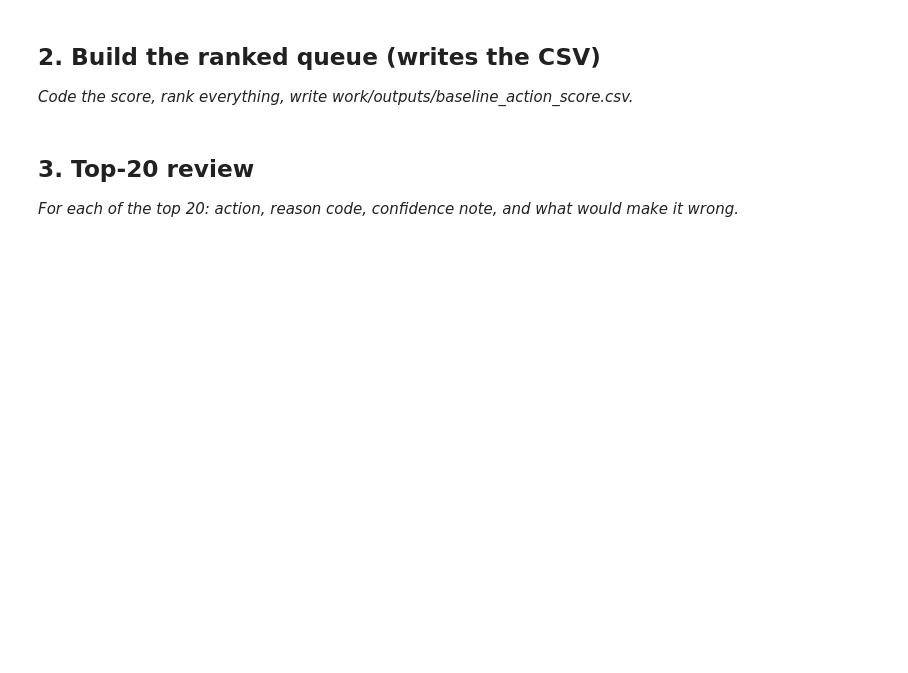
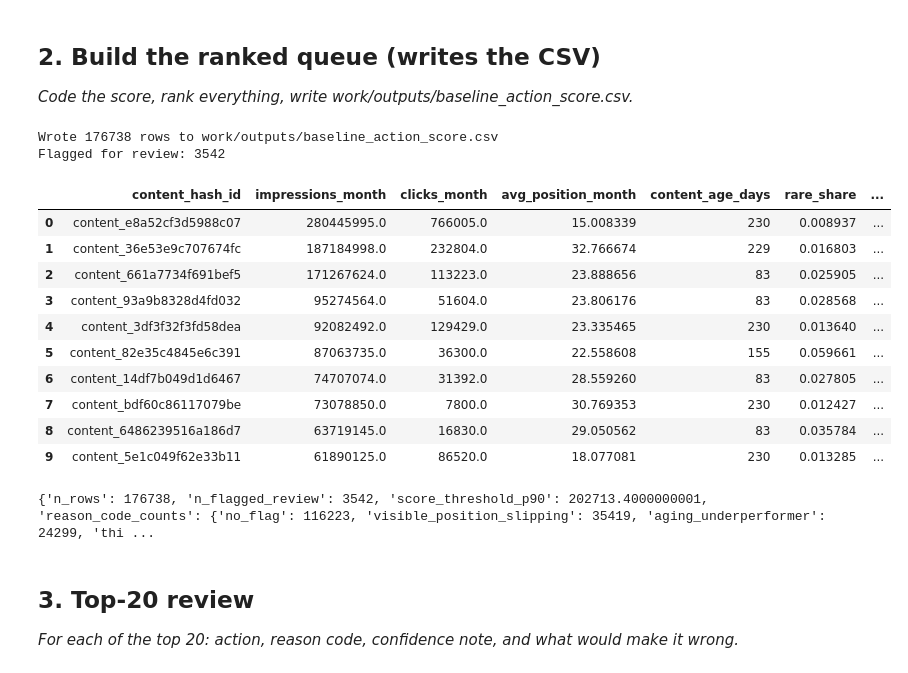
Before and after one commit to Yumna-Zafar/flyrank-ml-internship, a Jupyter notebook: work/notebooks/w04_baseline_score.ipynb, the cells around one changed output. Drawn from its saved outputs; the diff is of its cells as text; code cells hidden in the pictures; blank space fills up the shorter version.

```diff
--- a/work/notebooks/w04_baseline_score.ipynb
+++ b/work/notebooks/w04_baseline_score.ipynb
@@ -8,0 +44,14 @@ This skeleton is yours to fill. Work the sections **in order** — each one has
+# %%
+import duckdb
+
+con = duckdb.connect()
+con.execute(f"CREATE OR REPLACE SECRET hf (TYPE huggingface, TOKEN '{HF_TOKEN}')")
+
+REL = 'hf://datasets/FlyRank/internship-warehouse'
+TABLES = {
+    'dim_clients':    f"read_parquet('{REL}/dim_clients.parquet')",
+    'dim_content':    f"read_parquet('{REL}/dim_content.parquet')",
+    'fact_daily_mar': f"read_parquet('{REL}/fact_content_daily_performance/month=2026-03/*.parquet')",
+    'fact_query_90d': f"read_parquet('{REL}/fact_content_query_90d.parquet')",
+}
+print("Connected. Building baseline on month=2026-03.")
@@ -23,3 +160,60 @@ This skeleton is yours to fill. Work the sections **in order** — each one has
+# %%
+signal_frame["weak_position"] = (signal_frame["avg_position_month"] > 10).astype(int)
+signal_frame["is_stale_by_age"] = (signal_frame["content_age_days"] >= 180).astype(int)
+signal_frame["is_visible"] = (signal_frame["impressions_month"] >= 500).astype(int)
+
+signal_frame["score"] = (
+    signal_frame["weak_position"] * signal_frame["is_visible"] * signal_frame["impressions_month"]
+)
+
+def reason_code(row):
+    if row["weak_position"] and row["is_visible"]:
+        return "visible_position_slipping"
+    if row["is_stale_by_age"] and row["weak_position"]:
+        return "aging_underperformer"
+    if row["rare_share"] is not None and row["rare_share"] > 0.5:
+        return "thin_query_diversity"
+    return "no_flag"
+
+signal_frame["reason_code"] = signal_frame.apply(reason_code, axis=1)
+
+threshold = signal_frame["score"][signal_frame["score"] > 0].quantile(0.90)
+signal_frame["action"] = np.where(signal_frame["score"] >= threshold, "review_for_refresh", "monitor")
+
+queue = signal_frame.sort_values("score", ascending=False).reset_index(drop=True)
+queue.to_csv("work/outputs/baseline_action_score.csv", index=False)
+print("Wrote", len(queue), "rows to work/outputs/baseline_action_score.csv")
+print("Flagged for review:", (queue["action"] == "review_for_refresh").sum())
+queue.head(10)
+# %% [output]
+Wrote 176738 rows to work/outputs/baseline_action_score.csv
+Flagged for review: 3542
+|  | content_hash_id | impressions_month | clicks_month | avg_position_month | content_age_days | rare_share | ... |
+| 0 | content_e8a52cf3d5988c07 | 280445995.0 | 766005.0 | 15.008339 | 230 | 0.008937 | ... |
+| 1 | content_36e53e9c707674fc | 187184998.0 | 232804.0 | 32.766674 | 229 | 0.016803 | ... |
+| 2 | content_661a7734f691bef5 | 171267624.0 | 113223.0 | 23.888656 | 83 | 0.025905 | ... |
+| 3 | content_93a9b8328d4fd032 | 95274564.0 | 51604.0 | 23.806176 | 83 | 0.028568 | ... |
+| 4 | content_3df3f32f3fd58dea | 92082492.0 | 129429.0 | 23.335465 | 230 | 0.013640 | ... |
+| 5 | content_82e35c4845e6c391 | 87063735.0 | 36300.0 | 22.558608 | 155 | 0.059661 | ... |
+| 6 | content_14df7b049d1d6467 | 74707074.0 | 31392.0 | 28.559260 | 83 | 0.027805 | ... |
+| 7 | content_bdf60c86117079be | 73078850.0 | 7800.0 | 30.769353 | 230 | 0.012427 | ... |
+| 8 | content_6486239516a186d7 | 63719145.0 | 16830.0 | 29.050562 | 83 | 0.035784 | ... |
+| 9 | content_5e1c049f62e33b11 | 61890125.0 | 86520.0 | 18.077081 | 230 | 0.013285 | ... |
+# %%
+import json
+
+receipt = {
+    "n_rows": int(len(queue)),
+    "n_flagged_review": int((queue["action"] == "review_for_refresh").sum()),
+    "score_threshold_p90": float(threshold),
+    "reason_code_counts": queue["reason_code"].value_counts().to_dict(),
+    "month": "2026-03",
+}
+with open("work/outputs/baseline_score_metrics.json", "w") as f:
+    json.dump(receipt, f, indent=2)
+print(receipt)
+# %% [output]
+{'n_rows': 176738, 'n_flagged_review': 3542, 'score_threshold_p90': 202713.4000000001, 'reason_code_counts': {'no_flag': 116223, 'visible_position_slipping': 35419, 'aging_underperformer': 24299, 'thi ...
 # %% [markdown]
 ## 3. Top-20 review
 
```
Also changed, not shown: parts of 17 cells of this notebook.
